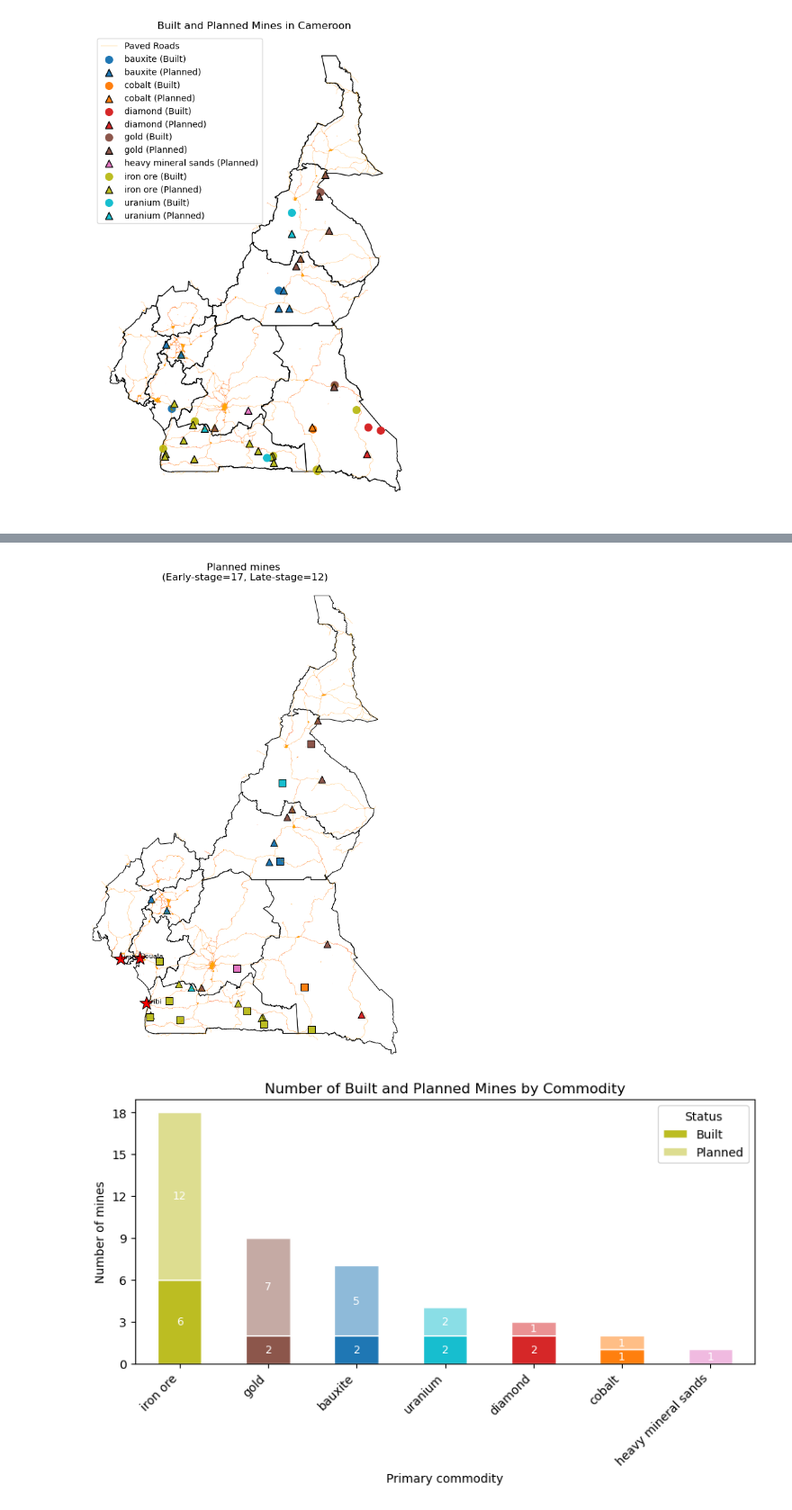
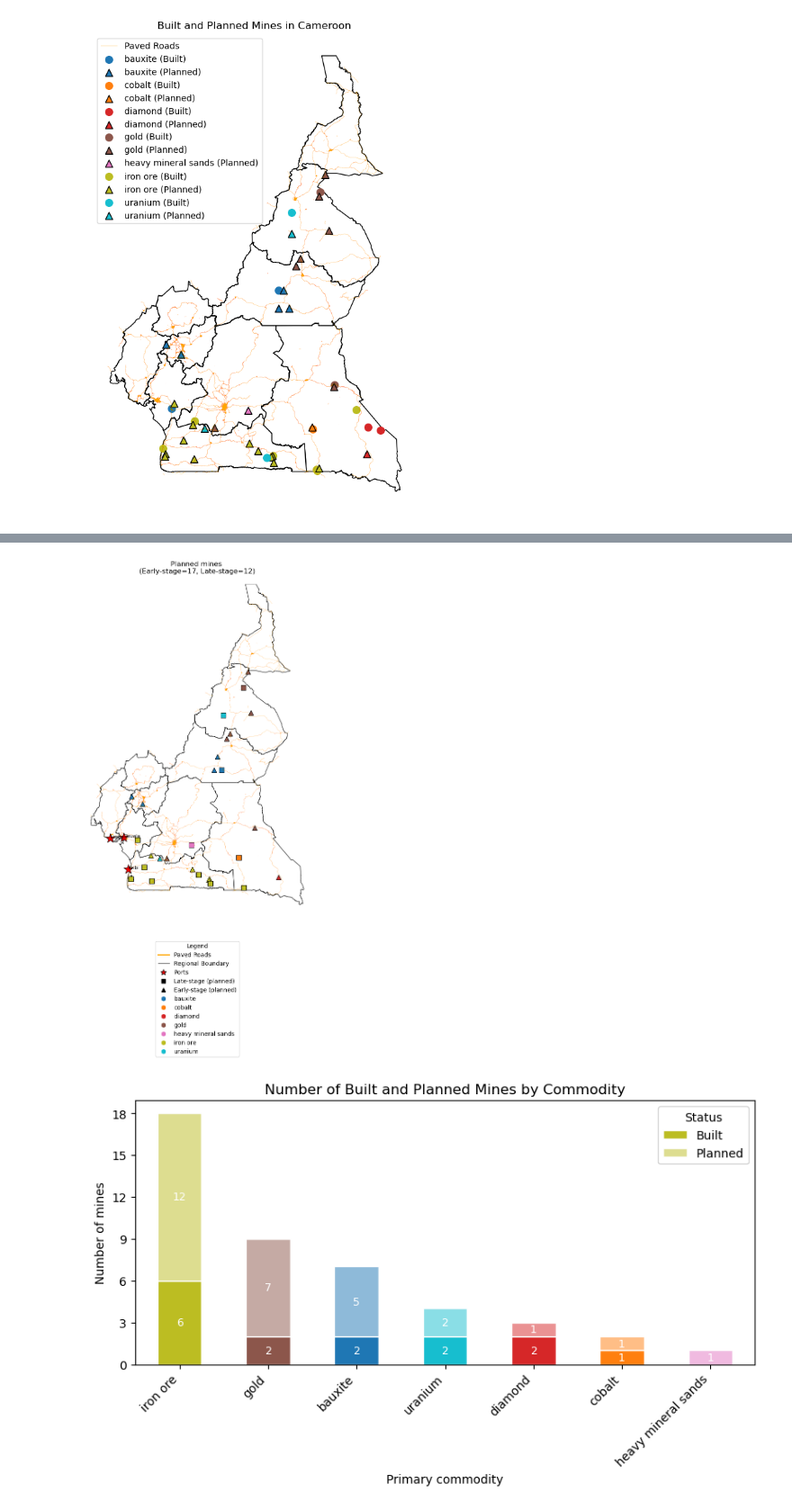
Before and after one commit to movephutthaphaiboon/strategic-road-planning, a Jupyter notebook: notebook/01_exploration-cmr-mine-locations.ipynb, the cells around one changed output, grey strips where cells are left out. Shown at 90% size. Drawn from its saved outputs; the diff is of its cells as text; code cells hidden in the pictures.

Commit message:
edit visualization + add ports

```diff
--- a/notebook/01_exploration-cmr-mine-locations.ipynb
+++ b/notebook/01_exploration-cmr-mine-locations.ipynb
@@ -789,61 +789,61 @@ for c in commodities:
         s.plot(ax=ax, color=commodity_colors[c], markersize=70, marker="s", edgecolor="black", linewidth=0.8)
 
 # ports
 for name, (lat, lon) in port_locations.items():
     ax.scatter(
         lon, lat,
         marker="*",
         s=280,
         color="red",
         edgecolors="black",
         linewidths=0.8,
         zorder=6
     )
     ax.text(lon, lat, name, fontsize=8, color="black", zorder=7)
 
 ax.set_title(
     f"Planned mines \n (Early-stage={len(planned_early)}, Late-stage={len(planned_late)}) \n",
     fontsize=12
 )
 ax.set_xlim(xmin, xmax)
 ax.set_ylim(ymin, ymax)
 ax.axis("off")
 
-# # legend
-# commodity_handles = [
-#     plt.Line2D([0], [0], marker="o", color="w",
-#                markerfacecolor=commodity_colors[c],
-#                markersize=9, label=c)
-#     for c in commodities
-# ]
-# shape_handles = [
-#     plt.Line2D([0], [0], marker="s", color="black", linestyle="None", markersize=7, label="Late-stage (planned)"),
-#     plt.Line2D([0], [0], marker="^", color="black", linestyle="None", markersize=7, label="Early-stage (planned)"),
-# ]
-# road_handles = [plt.Line2D([0], [0], color="orange", linewidth=2, linestyle="-", label="Paved Roads")]
-# region_handles = [plt.Line2D([0], [0], color="black", linewidth=0.8, linestyle="-", label="Regional Boundary")]
+# legend
+commodity_handles = [
+    plt.Line2D([0], [0], marker="o", color="w",
+               markerfacecolor=commodity_colors[c],
+               markersize=9, label=c)
+    for c in commodities
+]
+shape_handles = [
+    plt.Line2D([0], [0], marker="s", color="black", linestyle="None", markersize=7, label="Late-stage (planned)"),
+    plt.Line2D([0], [0], marker="^", color="black", linestyle="None", markersize=7, label="Early-stage (planned)"),
+]
+road_handles = [plt.Line2D([0], [0], color="orange", linewidth=2, linestyle="-", label="Paved Roads")]
+region_handles = [plt.Line2D([0], [0], color="black", linewidth=0.8, linestyle="-", label="Regional Boundary")]
 # protected_area_handles = [plt.Line2D([0], [0], color="#00b777", alpha=0.3, linewidth=10, linestyle="-", label="Protected Areas")]
-# port_handles = [plt.Line2D([0], [0], marker="*", color="w", markerfacecolor="deepskyblue",
-#                            markeredgecolor="black", markersize=10, linestyle="None", label="Ports")]
+port_handles = [plt.Line2D([0], [0], marker="*", color="w", markerfacecolor="red",
+                           markeredgecolor="black", markersize=10, linestyle="None", label="Ports")]
 
-# all_handles = road_handles + region_handles + protected_area_handles + port_handles + shape_handles + commodity_handles
-# all_labels = [h.get_label() for h in all_handles]
+all_handles = road_handles + region_handles + port_handles + shape_handles + commodity_handles
+all_labels = [h.get_label() for h in all_handles]
 
 plt.tight_layout(rect=[0, 0.12, 1, 0.98])
 plt.subplots_adjust(bottom=0.18)
 
-# fig.legend(
-#     handles=all_handles,
-#     labels=all_labels,
-#     title="Legend",
-#     loc="upper center",
-#     bbox_to_anchor=(0.5, 0.1),  # 0.01 puts it just below the axes
-#     ncol=5,
-#     frameon=True
-# )
-# plt.show()
+fig.legend(
+    handles=all_handles,
+    labels=all_labels,
+    title="Legend",
+    loc="upper center",
+    bbox_to_anchor=(0.5, 0.1),  # 0.01 puts it just below the axes
+    ncol=1,
+    frameon=True
+)
+plt.show()
 # %% [output]
-[figure, old version]
+[figure, new version]
 # %%
 ### create a stacked bar chart to show the number of built mines and planned mines by commodity type ###
 # group the all_mines_df by 'PRIMARY_COMMODITY' and 'planned_mine' and count the number of mines in each group
```
Also changed, not shown: parts of 3 cells of this notebook.
